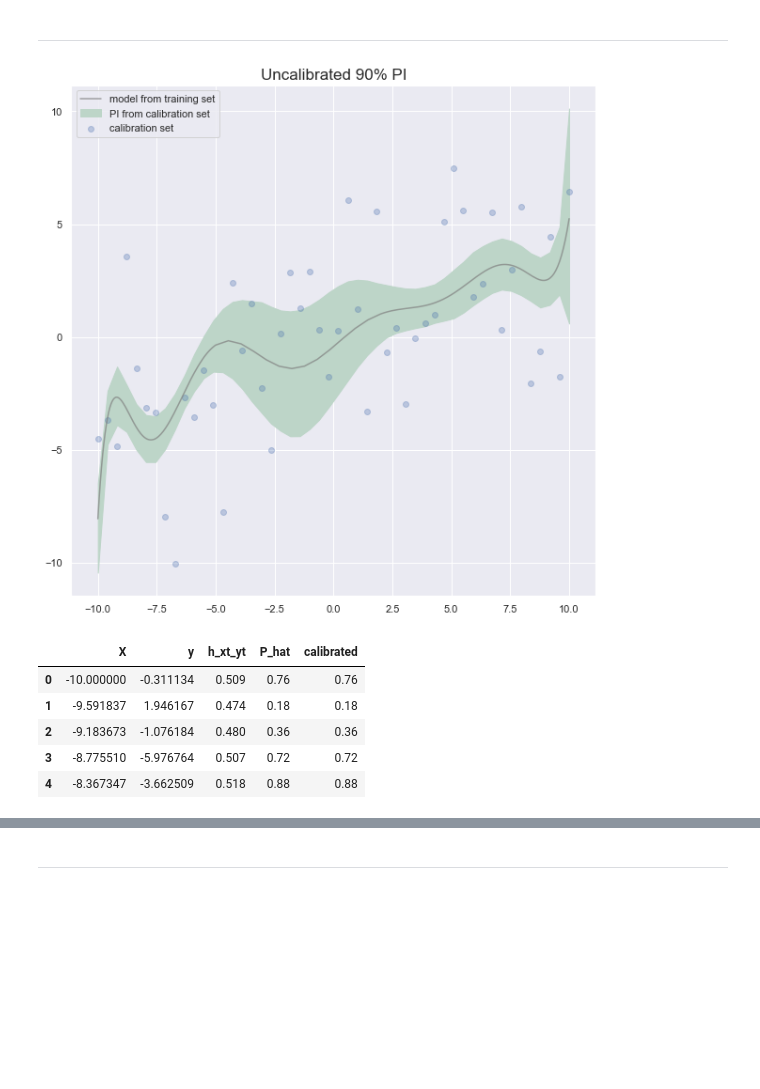
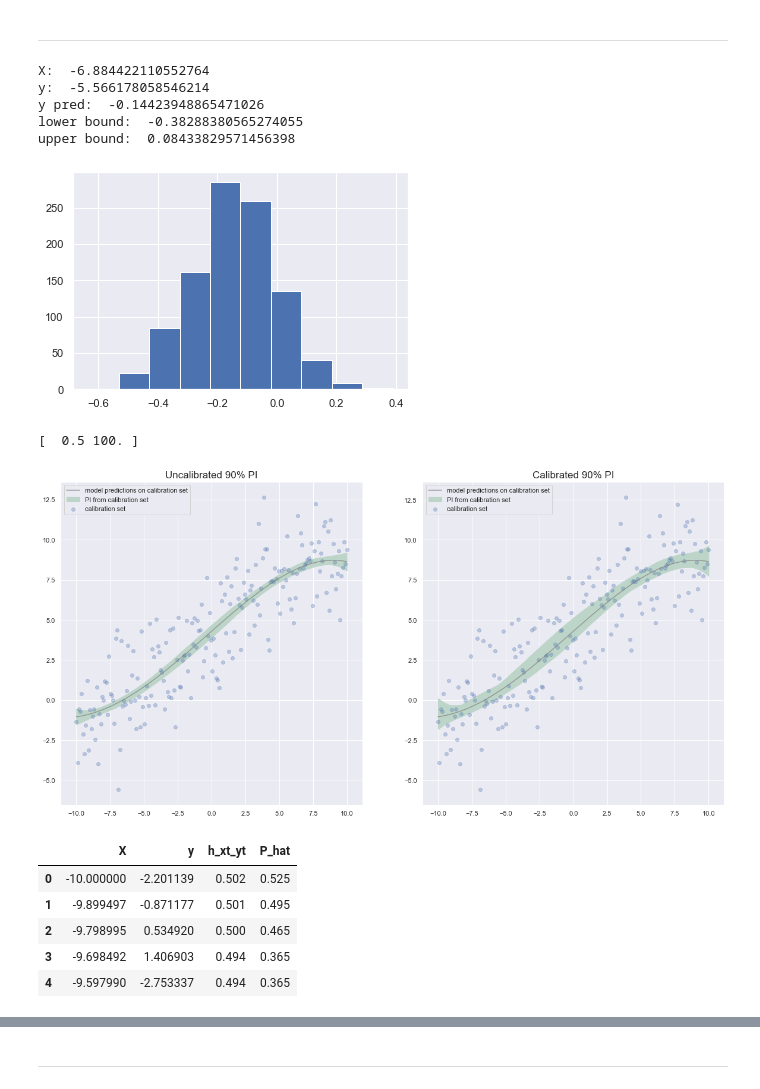
Before and after one commit to AnthonyRentsch/calibrated_regression, a Jupyter notebook: AM207 Final Project.ipynb, the cells around one changed output, grey strips where cells are left out. Saved outputs shown, nothing was run; the diff lists cells and outputs as text; code cells hidden in the pictures; blank space fills up the shorter version.

Commit message:
attemtping to do bayesian regression too

```diff
--- a/AM207 Final Project.ipynb
+++ b/AM207 Final Project.ipynb
@@ -239,24 +243,68 @@ for i in range(n_boots):
     preds = model.predict(X_eval_)
     # store bootstrapped predictions
     boot_preds[i,:] = preds
+# %%
+trial = 31
+print('X: ', X_eval[trial])
+print('y: ', y_eval[trial])
+print('y pred: ', y_eval_preds[trial])
+print('lower bound: ', lower_pi[trial])
+print('upper bound: ', upper_pi[trial])
+plt.hist(boot_preds[:,trial]);
+# %% [output]
+X:  -6.884422110552764
+y:  -5.566178058546214
+y pred:  -0.14423948865471026
+lower bound:  -0.38288380565274055
+upper bound:  0.08433829571456398
+[figure, added]
 # %%
 # point estimate
 model = LinearRegression()
-poly = PolynomialFeatures(10)
+poly = PolynomialFeatures(poly_degree)
 X_ = poly.fit_transform(X.reshape(-1,1))
 model.fit(X_, y)
-y_preds = model.predict(X_)
+
+X_eval_ = poly.transform(X_eval.reshape(-1,1))
+y_eval_preds = model.predict(X_eval_)
 
 # PI
 lower_pi = np.percentile(boot_preds, 5, axis=0)
 upper_pi = np.percentile(boot_preds, 95, axis=0)
+# %%
+# calibrate this now
+
+#h_xt_yt = st.norm.cdf(y_eval, loc=model.predict(X_eval_), scale=np.std(boot_preds, axis=0))
+h_xt_yt = np.mean(boot_preds <= y_eval_preds, axis=0)
+
+P_hat = np.zeros(len(h_xt_yt))
+for i, p in enumerate(h_xt_yt):
+    P_hat[i] = np.sum(h_xt_yt <= p)/len(h_xt_yt)
+
+calibrator = IsotonicRegression(out_of_bounds='clip')
+calibrator.fit(h_xt_yt, P_hat)
+#calibrated_preds = calibrator.predict(h_xt_yt)
+
+# apply
+new_quantiles = calibrator.transform([0.05, 0.95]) * 100
+print(new_quantiles)
+lower_pi_cal = np.percentile(boot_preds, new_quantiles[0], axis=0)
+upper_pi_cal = np.percentile(boot_preds, new_quantiles[1], axis=0)
+# %% [output]
+[  0.5 100. ]
 # %%
-fig, ax = plt.subplots(1, 1, figsize=(10,10))
+fig, ax = plt.subplots(1, 2, figsize=(20,10))
 
-ax.fill_between(X_eval, y1=lower_pi, y2=upper_pi, color='#BDD5C8', label='PI from calibration set')
-ax.scatter(X_eval, y_eval, alpha=0.3, label='calibration set')
-ax.plot(X, y_preds, color='grey', alpha=0.7, label='model from training set')
-ax.legend(loc='upper left')
-ax.set_title('Uncalibrated 90% PI', fontsize=17);
+ax[0].fill_between(X_eval, y1=lower_pi, y2=upper_pi, color='#BDD5C8', label='PI from calibration set')
+ax[0].scatter(X_eval, y_eval, alpha=0.3, label='calibration set')
+ax[0].plot(X_eval, y_eval_preds, color='grey', alpha=0.7, label='model predictions on calibration set')
+ax[0].legend(loc='upper left')
+ax[0].set_title('Uncalibrated 90% PI', fontsize=17)
+
+ax[1].fill_between(X_eval, y1=lower_pi_cal, y2=upper_pi_cal, color='#BDD5C8', label='PI from calibration set')
+ax[1].scatter(X_eval, y_eval, alpha=0.3, label='calibration set')
+ax[1].plot(X_eval, y_eval_preds, color='grey', alpha=0.7, label='model predictions on calibration set')
+ax[1].legend(loc='upper left')
+ax[1].set_title('Calibrated 90% PI', fontsize=17);
 # %% [output]
-[figure, old version]
+[figure, new version]
@@ -278,16 +312,15 @@ calibrated_preds = calibrator.predict(h_xt_yt)
 results = pd.DataFrame.from_records({'X':X_eval,
                                      'y':y_eval,
                                      'h_xt_yt':h_xt_yt,
-                                     'P_hat':P_hat,
-                                     'calibrated':calibrated_preds})[['X','y','h_xt_yt','P_hat','calibrated']]
+                                     'P_hat':P_hat})[['X','y','h_xt_yt','P_hat',]]
 results.head()
 # %% [output]
-|  | X | y | h_xt_yt | P_hat | calibrated |
-| 0 | -10.000000 | -0.311134 | 0.509 | 0.76 | 0.76 |
-| 1 | -9.591837 | 1.946167 | 0.474 | 0.18 | 0.18 |
-| 2 | -9.183673 | -1.076184 | 0.480 | 0.36 | 0.36 |
-| 3 | -8.775510 | -5.976764 | 0.507 | 0.72 | 0.72 |
-| 4 | -8.367347 | -3.662509 | 0.518 | 0.88 | 0.88 |
+|  | X | y | h_xt_yt | P_hat |
+| 0 | -10.000000 | -2.201139 | 0.502 | 0.525 |
+| 1 | -9.899497 | -0.871177 | 0.501 | 0.495 |
+| 2 | -9.798995 | 0.534920 | 0.500 | 0.465 |
+| 3 | -9.698492 | 1.406903 | 0.494 | 0.365 |
+| 4 | -9.597990 | -2.753337 | 0.494 | 0.365 |
 # %%
 plt.scatter(h_xt_yt, P_hat, alpha=0.7)
 plt.xlabel('Predicted')
```
Also changed, not shown: parts of 17 cells of this notebook.
